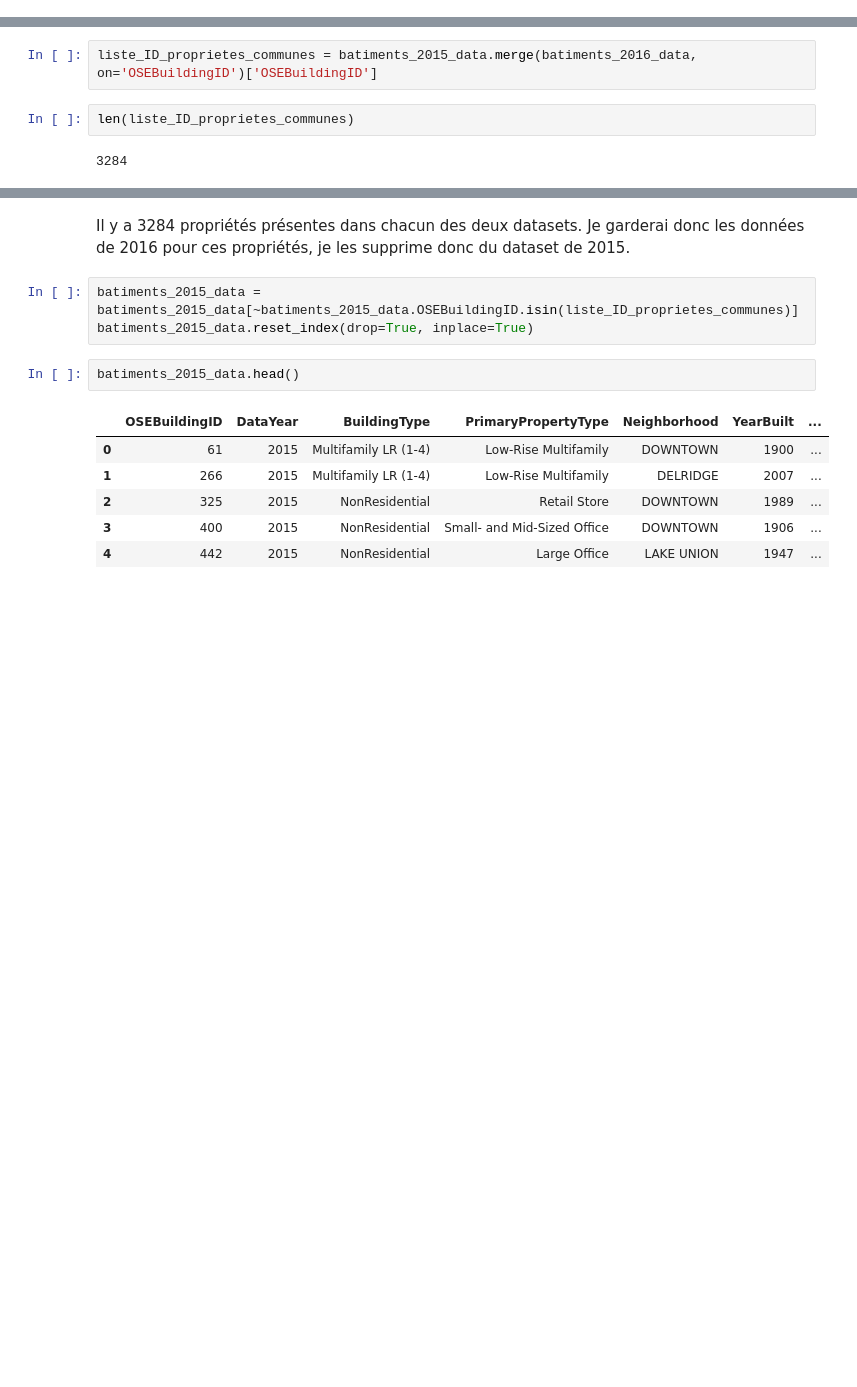
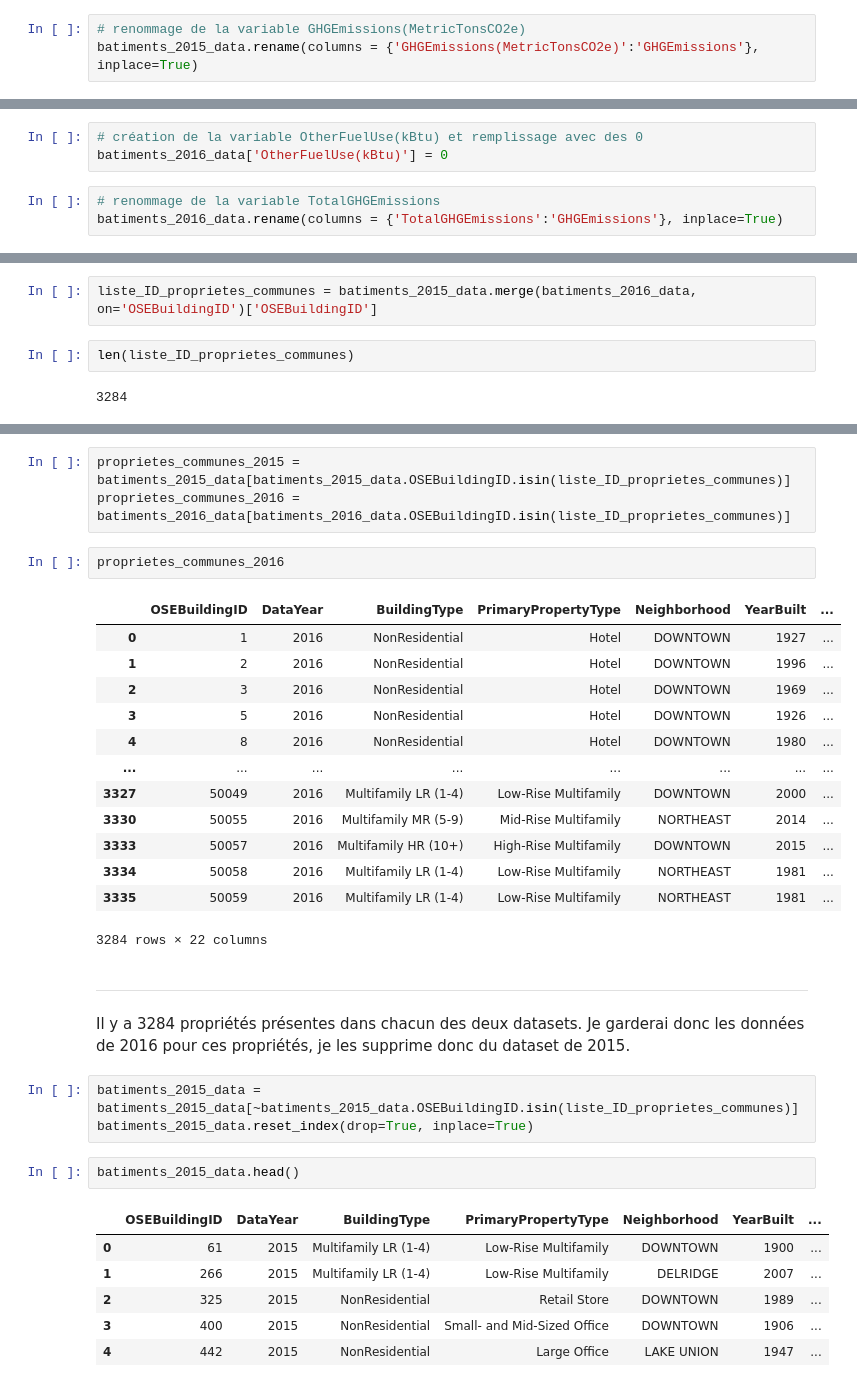
Before and after one commit to sebastienbourgeois/oc-p4-anticiper-besoin-consommation-batiments, a Jupyter notebook: Pelec_01_notebook.ipynb, the cells around one changed output, grey strips where cells are left out. Cells and saved outputs as stored; diff of their text form; blank space fills up the shorter version.

```diff
--- a/Pelec_01_notebook.ipynb
+++ b/Pelec_01_notebook.ipynb
@@ -209,0 +234,3 @@ memory usage: 580.4+ KB
+# %%
+# renommage de la variable GHGEmissions(MetricTonsCO2e)
+batiments_2015_data.rename(columns = {'GHGEmissions(MetricTonsCO2e)':'GHGEmissions'}, inplace=True)
@@ -209,0 +262,6 @@ memory usage: 580.4+ KB
+# %%
+# création de la variable OtherFuelUse(kBtu) et remplissage avec des 0
+batiments_2016_data['OtherFuelUse(kBtu)'] = 0
+# %%
+# renommage de la variable TotalGHGEmissions
+batiments_2016_data.rename(columns = {'TotalGHGEmissions':'GHGEmissions'}, inplace=True)
@@ -222,4 +347,24 @@ len(liste_ID_proprietes_communes)
+# %%
+proprietes_communes_2015 = batiments_2015_data[batiments_2015_data.OSEBuildingID.isin(liste_ID_proprietes_communes)]
+proprietes_communes_2016 = batiments_2016_data[batiments_2016_data.OSEBuildingID.isin(liste_ID_proprietes_communes)]
+# %%
+proprietes_communes_2016
+# %% [output]
+|  | OSEBuildingID | DataYear | BuildingType | PrimaryPropertyType | Neighborhood | YearBuilt | ... |
+| 0 | 1 | 2016 | NonResidential | Hotel | DOWNTOWN | 1927 | ... |
+| 1 | 2 | 2016 | NonResidential | Hotel | DOWNTOWN | 1996 | ... |
+| 2 | 3 | 2016 | NonResidential | Hotel | DOWNTOWN | 1969 | ... |
+| 3 | 5 | 2016 | NonResidential | Hotel | DOWNTOWN | 1926 | ... |
+| 4 | 8 | 2016 | NonResidential | Hotel | DOWNTOWN | 1980 | ... |
+| ... | ... | ... | ... | ... | ... | ... | ... |
+| 3327 | 50049 | 2016 | Multifamily LR (1-4) | Low-Rise Multifamily | DOWNTOWN | 2000 | ... |
+| 3330 | 50055 | 2016 | Multifamily MR (5-9) | Mid-Rise Multifamily | NORTHEAST | 2014 | ... |
+| 3333 | 50057 | 2016 | Multifamily HR (10+) | High-Rise Multifamily | DOWNTOWN | 2015 | ... |
+| 3334 | 50058 | 2016 | Multifamily LR (1-4) | Low-Rise Multifamily | NORTHEAST | 1981 | ... |
+| 3335 | 50059 | 2016 | Multifamily LR (1-4) | Low-Rise Multifamily | NORTHEAST | 1981 | ... |
+3284 rows × 22 columns
 # %% [markdown]
+---
 Il y a 3284 propriétés présentes dans chacun des deux datasets. Je garderai donc les données de 2016 pour ces propriétés, je les supprime donc du dataset de 2015.
 # %%
 batiments_2015_data = batiments_2015_data[~batiments_2015_data.OSEBuildingID.isin(liste_ID_proprietes_communes)]
```
Also changed, not shown: parts of 13 cells of this notebook.
